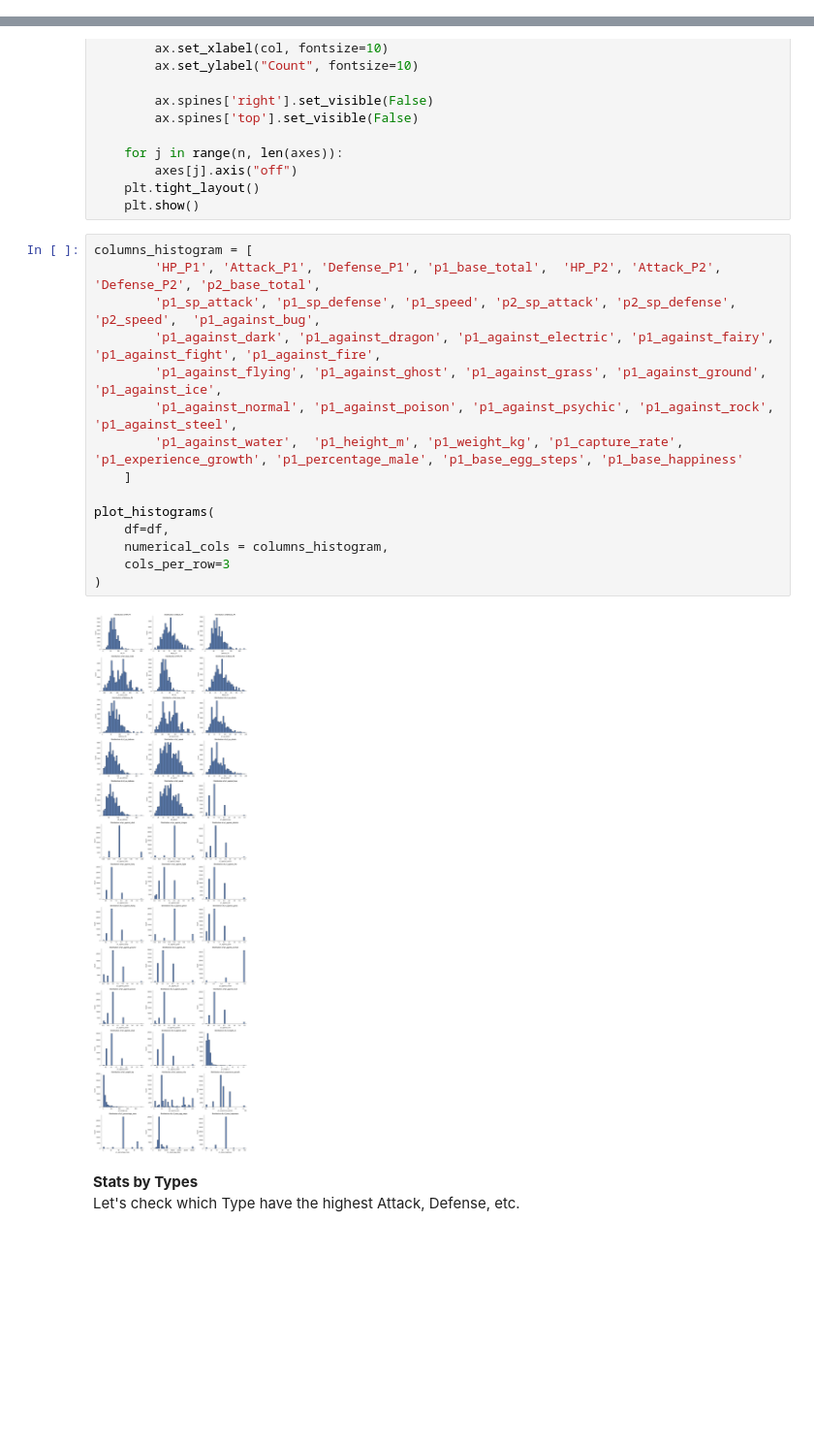
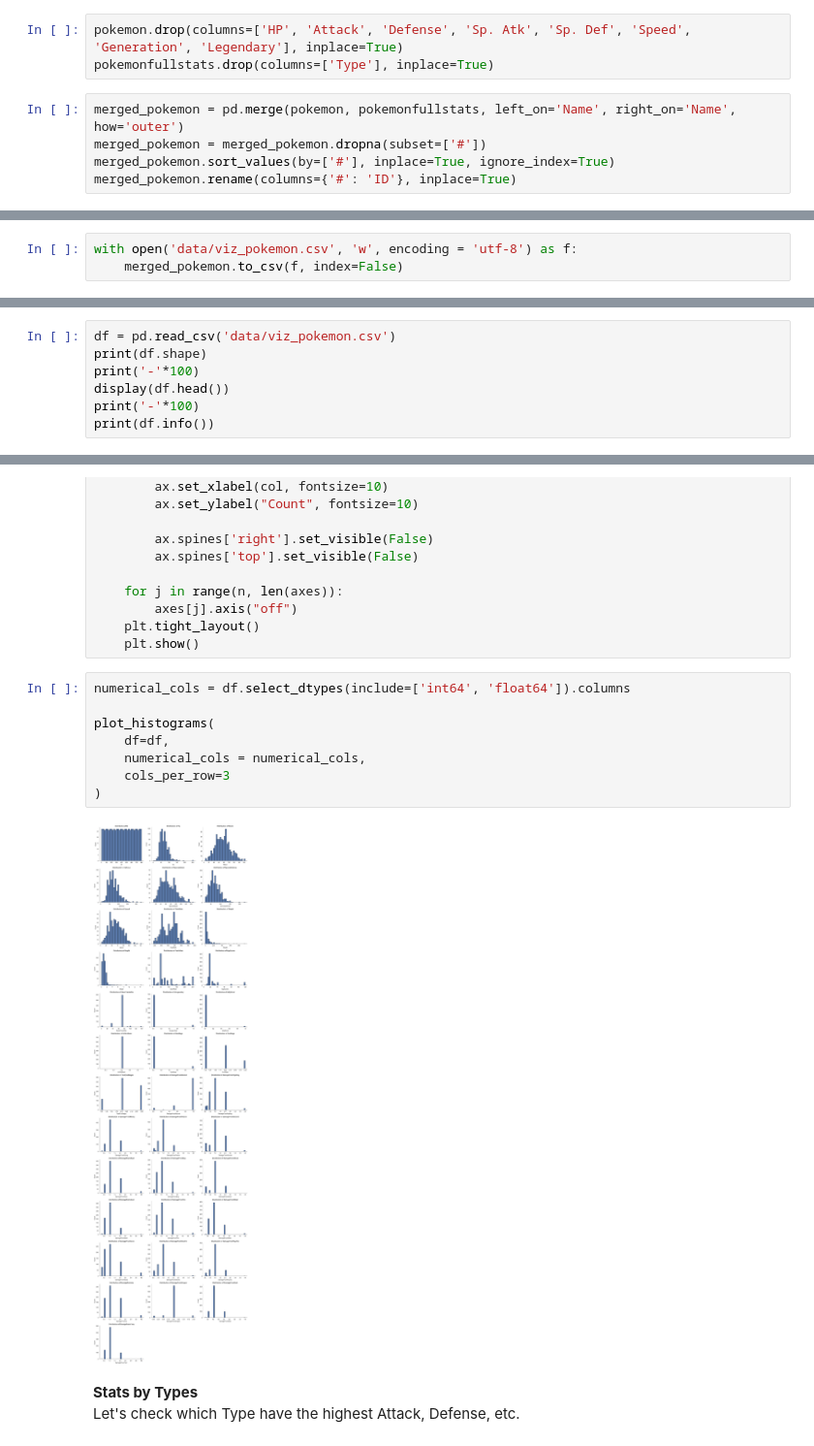
Before and after one commit to rizerize-1/pokemon, a Jupyter notebook: EDA.ipynb, the cells around one changed output, grey strips where cells are left out. Shown at 97% size. Saved outputs shown, nothing was run; the diff lists cells and outputs as text; blank space fills up the shorter version.

```diff
--- a/EDA.ipynb
+++ b/EDA.ipynb
@@ -41,0 +108,8 @@ display(df.head(10))
+# %%
+pokemon.drop(columns=['HP', 'Attack', 'Defense', 'Sp. Atk', 'Sp. Def', 'Speed', 'Generation', 'Legendary'], inplace=True)
+pokemonfullstats.drop(columns=['Type'], inplace=True)
+# %%
+merged_pokemon = pd.merge(pokemon, pokemonfullstats, left_on='Name', right_on='Name', how='outer')
+merged_pokemon = merged_pokemon.dropna(subset=['#'])
+merged_pokemon.sort_values(by=['#'], inplace=True, ignore_index=True)
+merged_pokemon.rename(columns={'#': 'ID'}, inplace=True)
@@ -41,0 +133,3 @@ display(df.head(10))
+# %%
+with open('data/viz_pokemon.csv', 'w', encoding = 'utf-8') as f:
+    merged_pokemon.to_csv(f, index=False)
@@ -41,0 +138,7 @@ display(df.head(10))
+# %%
+df = pd.read_csv('data/viz_pokemon.csv')
+print(df.shape)
+print('-'*100)
+display(df.head())
+print('-'*100)
+print(df.info())
@@ -483,22 +622,15 @@ def plot_histograms(
     plt.tight_layout()
     plt.show()
 # %%
-columns_histogram = [
-        'HP_P1', 'Attack_P1', 'Defense_P1', 'p1_base_total',  'HP_P2', 'Attack_P2', 'Defense_P2', 'p2_base_total',
-        'p1_sp_attack', 'p1_sp_defense', 'p1_speed', 'p2_sp_attack', 'p2_sp_defense', 'p2_speed',  'p1_against_bug',
-        'p1_against_dark', 'p1_against_dragon', 'p1_against_electric', 'p1_against_fairy', 'p1_against_fight', 'p1_against_fire',
-        'p1_against_flying', 'p1_against_ghost', 'p1_against_grass', 'p1_against_ground', 'p1_against_ice',
-        'p1_against_normal', 'p1_against_poison', 'p1_against_psychic', 'p1_against_rock', 'p1_against_steel',
-        'p1_against_water',  'p1_height_m', 'p1_weight_kg', 'p1_capture_rate', 'p1_experience_growth', 'p1_percentage_male', 'p1_base_egg_steps', 'p1_base_happiness'
-    ]
+numerical_cols = df.select_dtypes(include=['int64', 'float64']).columns
 
 plot_histograms(
     df=df,
-    numerical_cols = columns_histogram,
+    numerical_cols = numerical_cols,
     cols_per_row=3
 )
 # %% [output]
-[figure, old version]
+[figure, new version]
 # %% [markdown]
 **Stats by Types**
 Let's check which Type have the highest Attack, Defense, etc.
```
Also changed, not shown: parts of 78 cells of this notebook.
